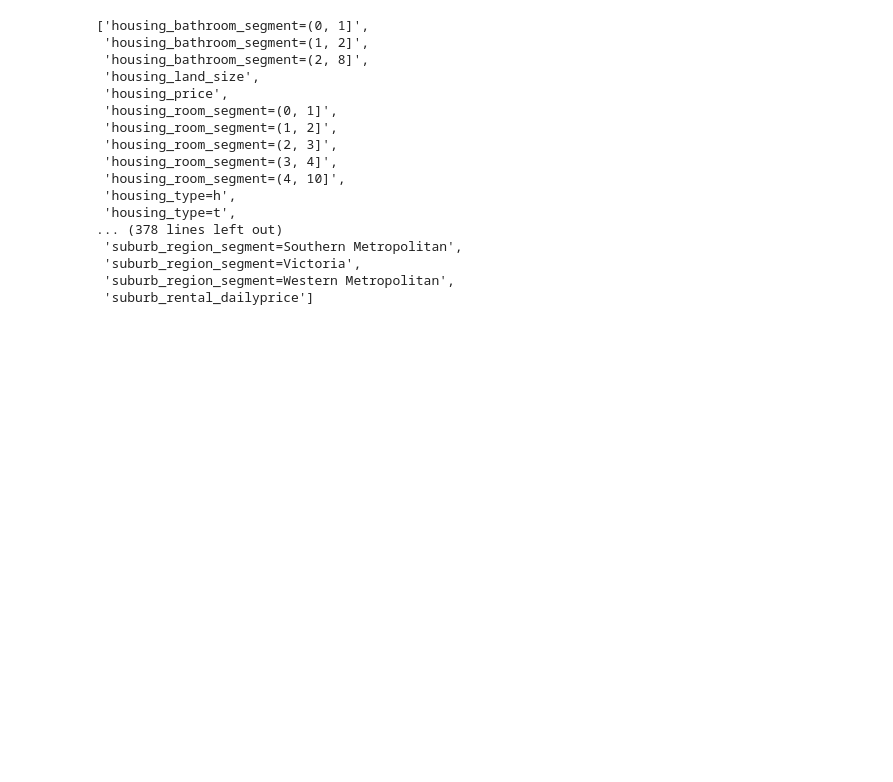
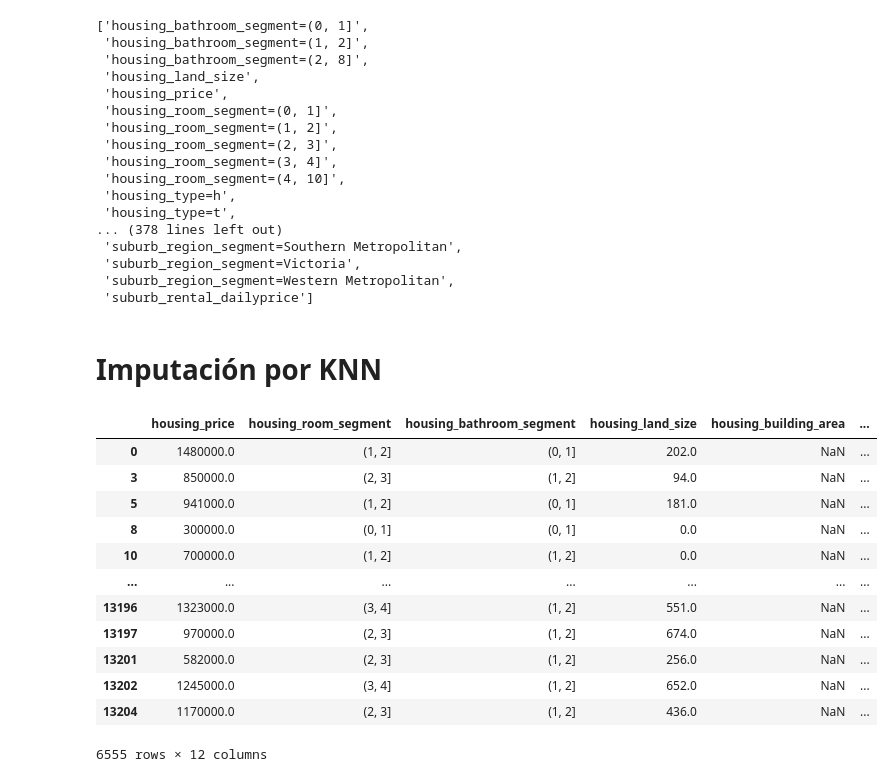
Before and after one commit to benjaminocampo/DataCuration, a Jupyter notebook: notebooks/preprocess/encode_dataset.ipynb, the cells around one changed output. Saved outputs shown, nothing was run; the diff lists cells and outputs as text; code cells hidden in the pictures; blank space fills up the shorter version.

```diff
--- a/notebooks/preprocess/encode_dataset.ipynb
+++ b/notebooks/preprocess/encode_dataset.ipynb
@@ -168,3 +172,23 @@ vec.get_feature_names()
  'suburb_region_segment=Victoria',
  'suburb_region_segment=Western Metropolitan',
  'suburb_rental_dailyprice']
+# %% [markdown]
+# Imputación por KNN
+# %%
+at_least_onena= melb_combim['housing_year_built'].isna() | melb_combim['housing_building_area'].isna()
+missing_values_indices= melb_combim[at_least_onena].index
+melb_combim[at_least_onena]
+# %% [output]
+|  | housing_price | housing_room_segment | housing_bathroom_segment | housing_land_size | housing_building_area | ... |
+| 0 | 1480000.0 | (1, 2] | (0, 1] | 202.0 | NaN | ... |
+| 3 | 850000.0 | (2, 3] | (1, 2] | 94.0 | NaN | ... |
+| 5 | 941000.0 | (1, 2] | (0, 1] | 181.0 | NaN | ... |
+| 8 | 300000.0 | (0, 1] | (0, 1] | 0.0 | NaN | ... |
+| 10 | 700000.0 | (1, 2] | (1, 2] | 0.0 | NaN | ... |
+| ... | ... | ... | ... | ... | ... | ... |
+| 13196 | 1323000.0 | (3, 4] | (1, 2] | 551.0 | NaN | ... |
+| 13197 | 970000.0 | (2, 3] | (1, 2] | 674.0 | NaN | ... |
+| 13201 | 582000.0 | (2, 3] | (1, 2] | 256.0 | NaN | ... |
+| 13202 | 1245000.0 | (3, 4] | (1, 2] | 652.0 | NaN | ... |
+| 13204 | 1170000.0 | (2, 3] | (1, 2] | 436.0 | NaN | ... |
+6555 rows × 12 columns
```
Also changed, not shown: parts of 5 cells of this notebook.
